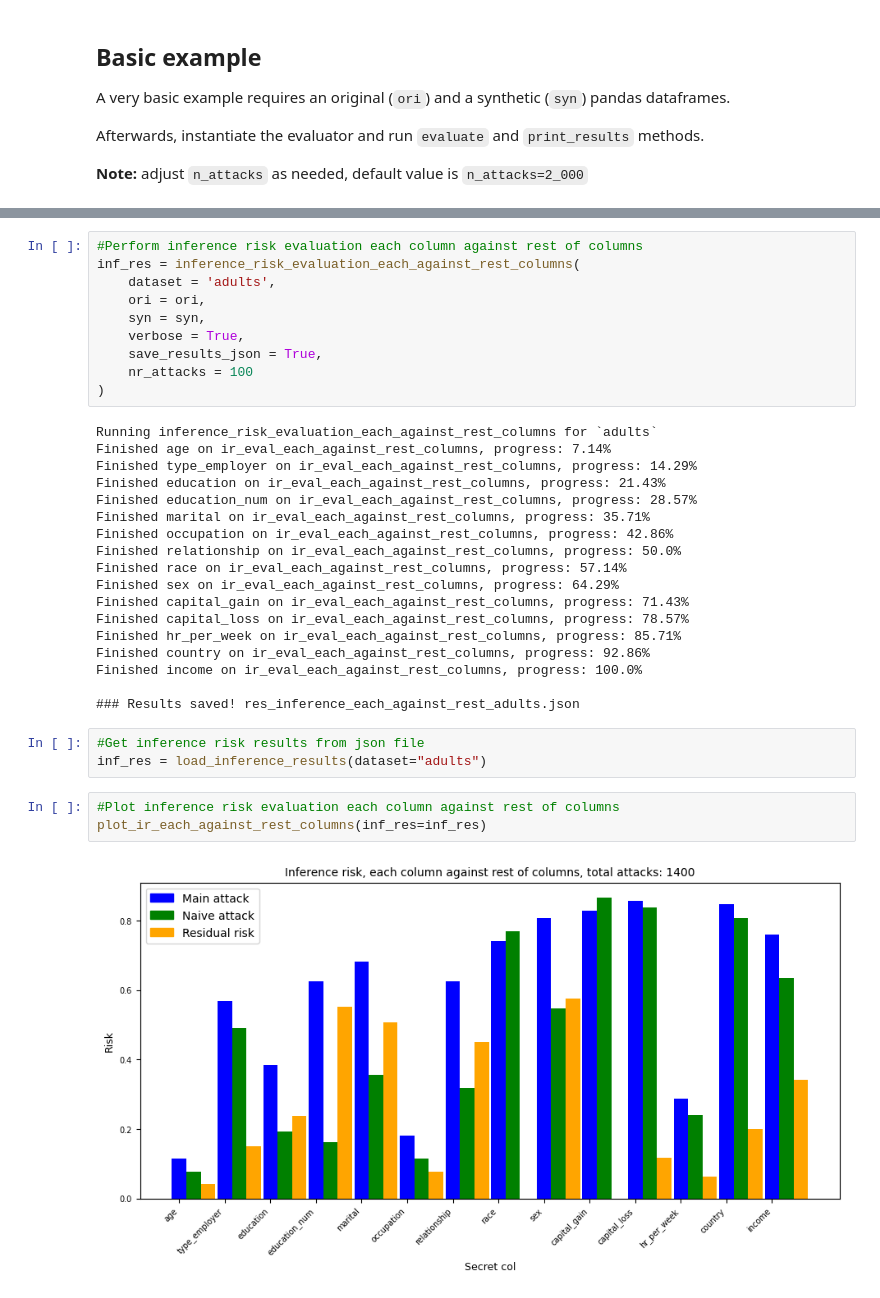
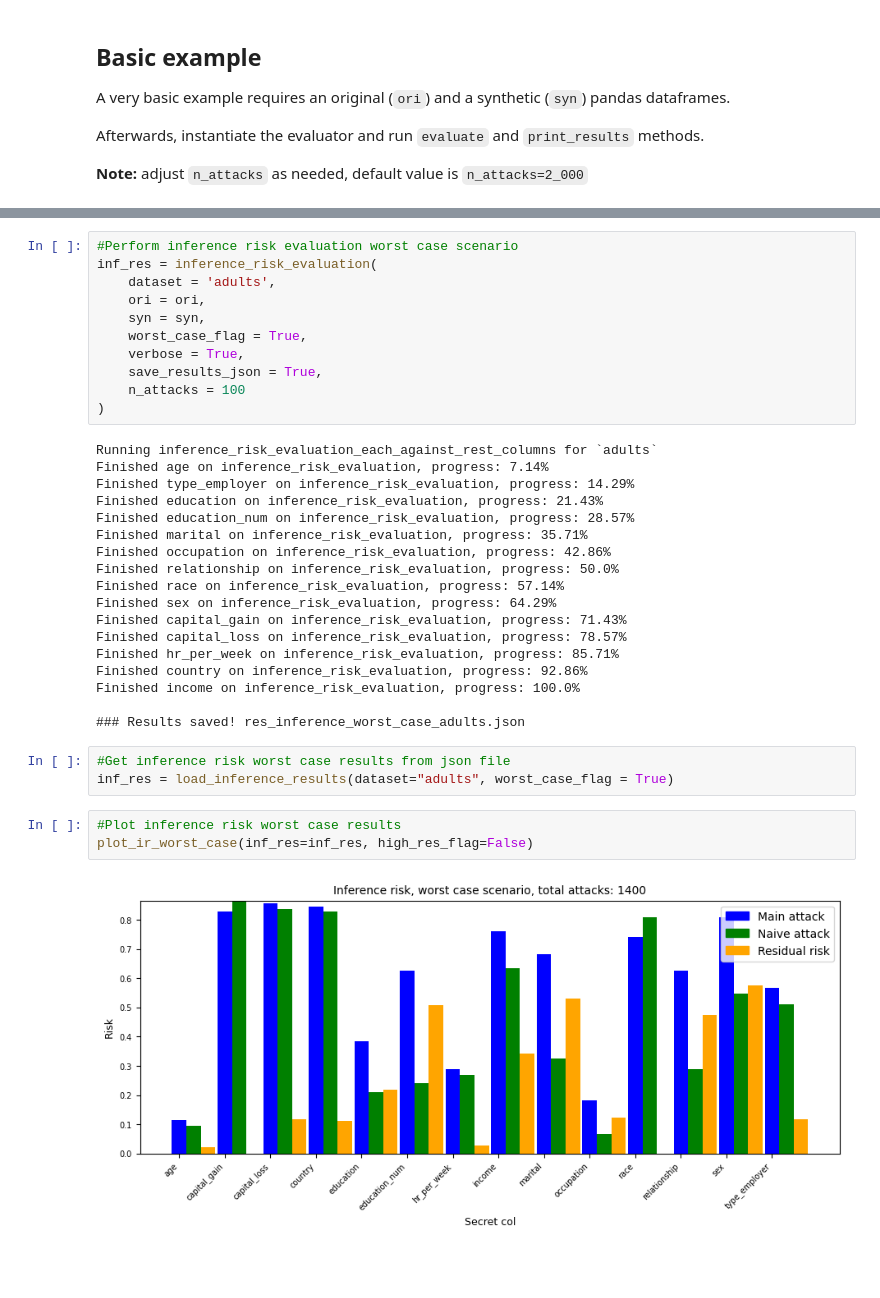
Before and after one commit to aidotse/LeakPro, a Jupyter notebook: leakpro/synthetic_data_attacks/examples/inference_example.ipynb, the cells around one changed output, grey strips where cells are left out. Cells and saved outputs as stored; diff of their text form; blank space fills up the shorter version.

Commit message:
GPJ: inference risk evaluation, worst and base case

```diff
--- a/leakpro/synthetic_data_attacks/examples/inference_example.ipynb
+++ b/leakpro/synthetic_data_attacks/examples/inference_example.ipynb
@@ -45,38 +47,39 @@ Perform an inference risk evaluation of each column as secret with rest of colum
 
 **Note:** adjust `n_attacks` as needed. Default values is: `n_attacks=2_000`
 # %%
-#Perform inference risk evaluation each column against rest of columns
-inf_res = inference_risk_evaluation_each_against_rest_columns(
+#Perform inference risk evaluation worst case scenario
+inf_res = inference_risk_evaluation(
     dataset = 'adults',
     ori = ori,
     syn = syn,
+    worst_case_flag = True,
     verbose = True,
     save_results_json = True,
-    nr_attacks = 100
+    n_attacks = 100
 )
 # %% [output]
 Running inference_risk_evaluation_each_against_rest_columns for `adults`
-Finished age on ir_eval_each_against_rest_columns, progress: 7.14%
-Finished type_employer on ir_eval_each_against_rest_columns, progress: 14.29%
-Finished education on ir_eval_each_against_rest_columns, progress: 21.43%
-Finished education_num on ir_eval_each_against_rest_columns, progress: 28.57%
-Finished marital on ir_eval_each_against_rest_columns, progress: 35.71%
-Finished occupation on ir_eval_each_against_rest_columns, progress: 42.86%
-Finished relationship on ir_eval_each_against_rest_columns, progress: 50.0%
-Finished race on ir_eval_each_against_rest_columns, progress: 57.14%
-Finished sex on ir_eval_each_against_rest_columns, progress: 64.29%
-Finished capital_gain on ir_eval_each_against_rest_columns, progress: 71.43%
-Finished capital_loss on ir_eval_each_against_rest_columns, progress: 78.57%
-Finished hr_per_week on ir_eval_each_against_rest_columns, progress: 85.71%
-Finished country on ir_eval_each_against_rest_columns, progress: 92.86%
-Finished income on ir_eval_each_against_rest_columns, progress: 100.0%
+Finished age on inference_risk_evaluation, progress: 7.14%
+Finished type_employer on inference_risk_evaluation, progress: 14.29%
+Finished education on inference_risk_evaluation, progress: 21.43%
+Finished education_num on inference_risk_evaluation, progress: 28.57%
+Finished marital on inference_risk_evaluation, progress: 35.71%
+Finished occupation on inference_risk_evaluation, progress: 42.86%
+Finished relationship on inference_risk_evaluation, progress: 50.0%
+Finished race on inference_risk_evaluation, progress: 57.14%
+Finished sex on inference_risk_evaluation, progress: 64.29%
+Finished capital_gain on inference_risk_evaluation, progress: 71.43%
+Finished capital_loss on inference_risk_evaluation, progress: 78.57%
+Finished hr_per_week on inference_risk_evaluation, progress: 85.71%
+Finished country on inference_risk_evaluation, progress: 92.86%
+Finished income on inference_risk_evaluation, progress: 100.0%
 
-### Results saved! res_inference_each_against_rest_adults.json
+### Results saved! res_inference_worst_case_adults.json
 # %%
-#Get inference risk results from json file
-inf_res = load_inference_results(dataset="adults")
+#Get inference risk worst case results from json file
+inf_res = load_inference_results(dataset="adults", worst_case_flag = True)
 # %%
-#Plot inference risk evaluation each column against rest of columns
-plot_ir_each_against_rest_columns(inf_res=inf_res)
+#Plot inference risk worst case results
+plot_ir_worst_case(inf_res=inf_res, high_res_flag=False)
 # %% [output]
-[figure, old version]
+[figure, new version]
```
Also changed, not shown: parts of 7 cells of this notebook, 10 other files.
